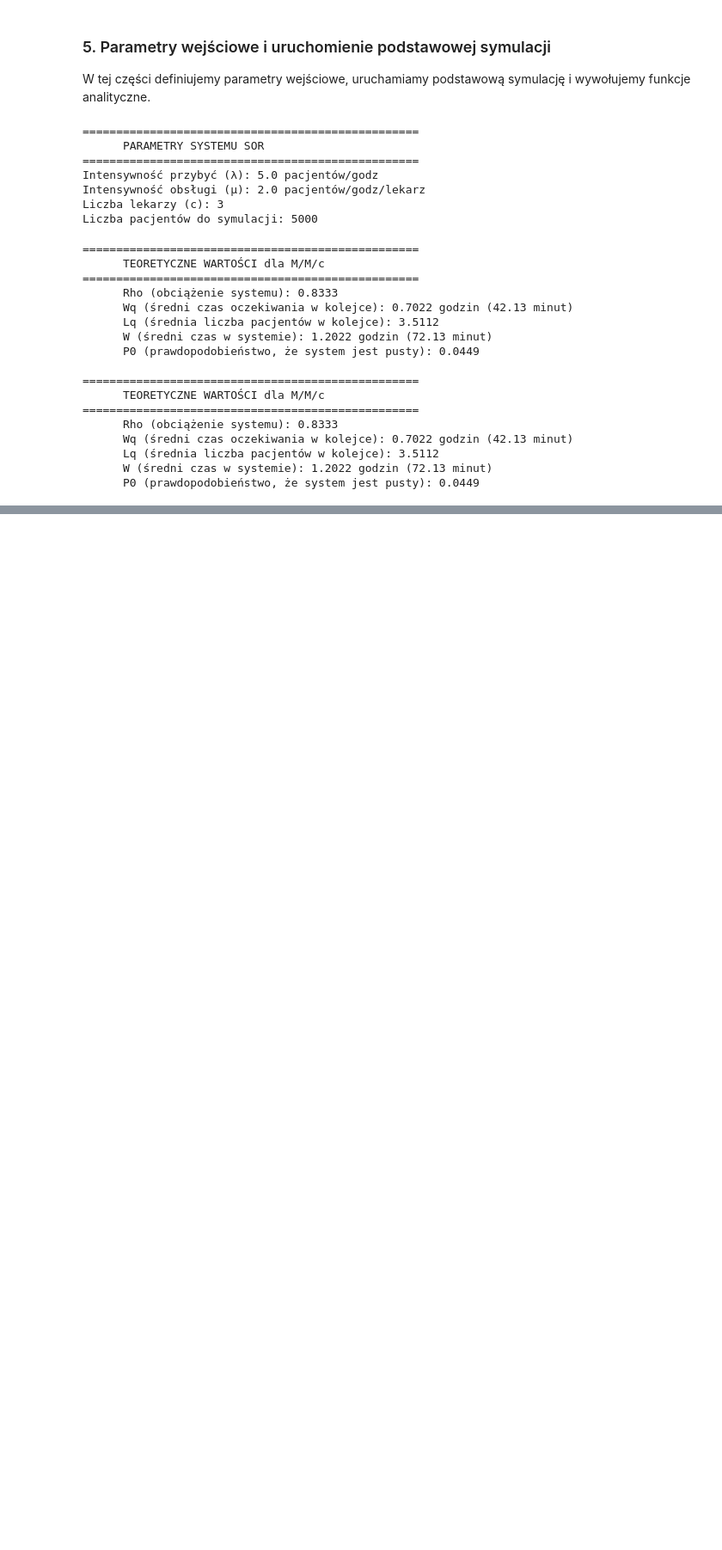
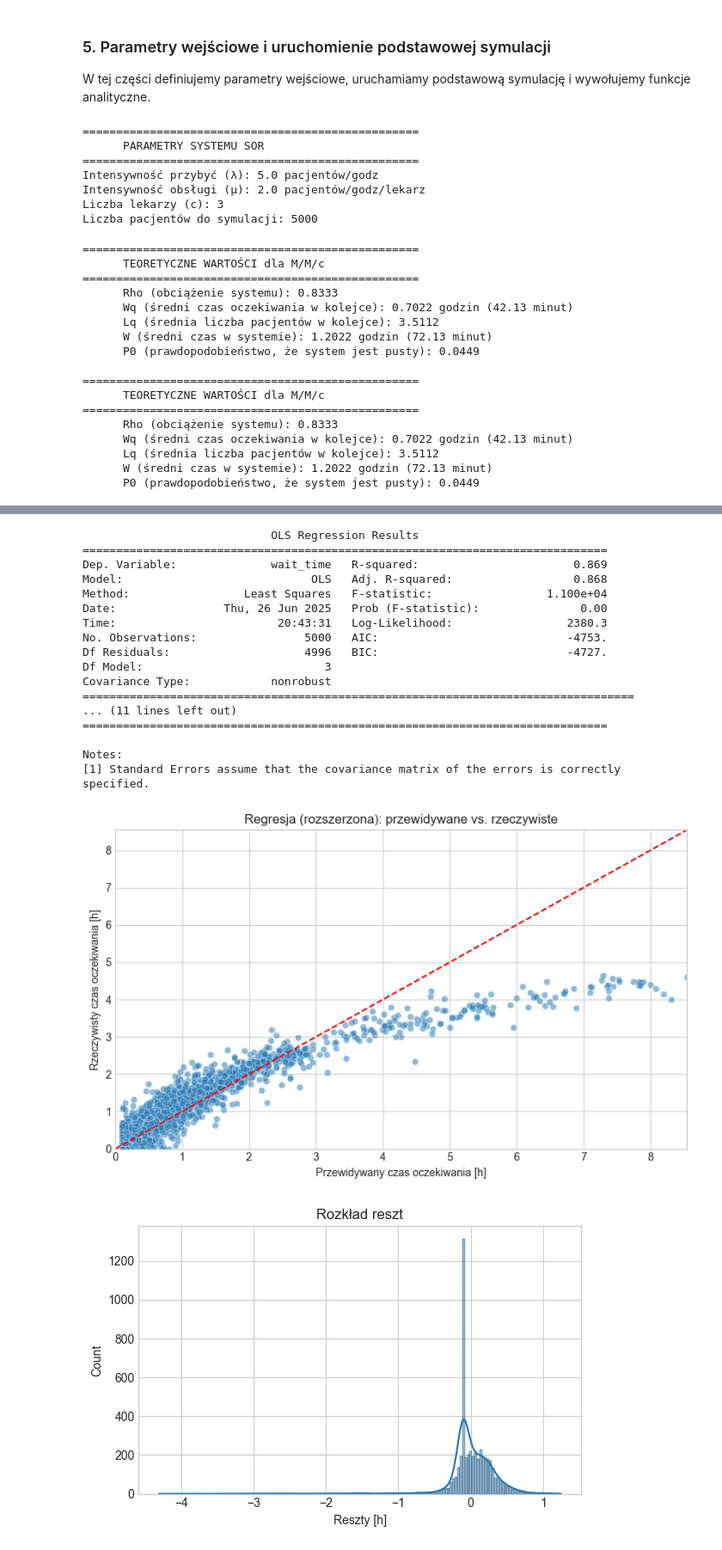
Before and after one commit to galileo680/obsluga-klienta, a Jupyter notebook: sor_regresja.ipynb, the cells around one changed output, grey strips where cells are left out. Shown at 86% size. Drawn from its saved outputs; the diff is of its cells as text; code cells hidden in the pictures; blank space fills up the shorter version.

Commit message:
regresja update

```diff
--- a/sor_regresja.ipynb
+++ b/sor_regresja.ipynb
@@ -978,0 +368,71 @@ Parametry systemu:
+# %%
+# -------- Regresja wieloraka z dodatkowymi cechami  --------
+import numpy as np
+import pandas as pd
+import statsmodels.api as sm
+import seaborn as sns
+import matplotlib.pyplot as plt
+
+df = pd.DataFrame({
+    "wait_time":      sim_results["all_wait_times"],
+    "interarrival":   simulator.generated_interarrival_times[:len(sim_results["all_wait_times"])],
+    "treatment_time": simulator.generated_treatment_times[:len(sim_results["all_wait_times"])]
+})
+
+df["arrival_rate"]  = 1 / df["interarrival"]
+df["lag_wait_time"] = df["wait_time"].shift(1).fillna(0)
+
+y = np.log1p(df["wait_time"])
+
+X = df[["arrival_rate", "treatment_time", "lag_wait_time"]]
+X = sm.add_constant(X)
+
+model = sm.OLS(y, X).fit()
+
+print(model.summary())
+
+#Predykcje
+y_log_pred = model.predict(X)
+y_pred     = np.expm1(y_log_pred)    # odwrotność log1p
+
+residuals  = df["wait_time"] - y_pred
+
+# -------- Wykres 1: Predykcja vs. Rzeczywiste --------
+plt.figure(figsize=(8, 5))
+sns.scatterplot(x=y_pred, y=df["wait_time"], alpha=0.5)
+lims = [0, max(df["wait_time"].max(), y_pred.max())]
+plt.plot(lims, lims, "--", color="red")
+plt.xlim(lims); plt.ylim(lims)
+plt.xlabel("Przewidywany czas oczekiwania [h]")
+plt.ylabel("Rzeczywisty czas oczekiwania [h]")
+plt.title("Regresja (rozszerzona): przewidywane vs. rzeczywiste")
+plt.grid(True); plt.tight_layout()
+plt.show()
+
+# -------- Wykres 2: Rozkład reszt --------
+plt.figure(figsize=(6, 4))
+sns.histplot(residuals, kde=True)
+plt.xlabel("Reszty [h]")
+plt.title("Rozkład reszt")
+plt.tight_layout()
+plt.show()
+# %% [output]
+                            OLS Regression Results
+==============================================================================
+Dep. Variable:              wait_time   R-squared:                       0.869
+Model:                            OLS   Adj. R-squared:                  0.868
+Method:                 Least Squares   F-statistic:                 1.100e+04
+Date:                Thu, 26 Jun 2025   Prob (F-statistic):               0.00
+Time:                        20:43:31   Log-Likelihood:                 2380.3
+No. Observations:                5000   AIC:                            -4753.
+Df Residuals:                    4996   BIC:                            -4727.
+Df Model:                           3
+Covariance Type:            nonrobust
+==================================================================================
+... (11 lines left out)
+==============================================================================
+
+Notes:
+[1] Standard Errors assume that the covariance matrix of the errors is correctly specified.
+[figure, added]
+[figure, added]
```
Also changed, not shown: parts of 14 cells of this notebook.
